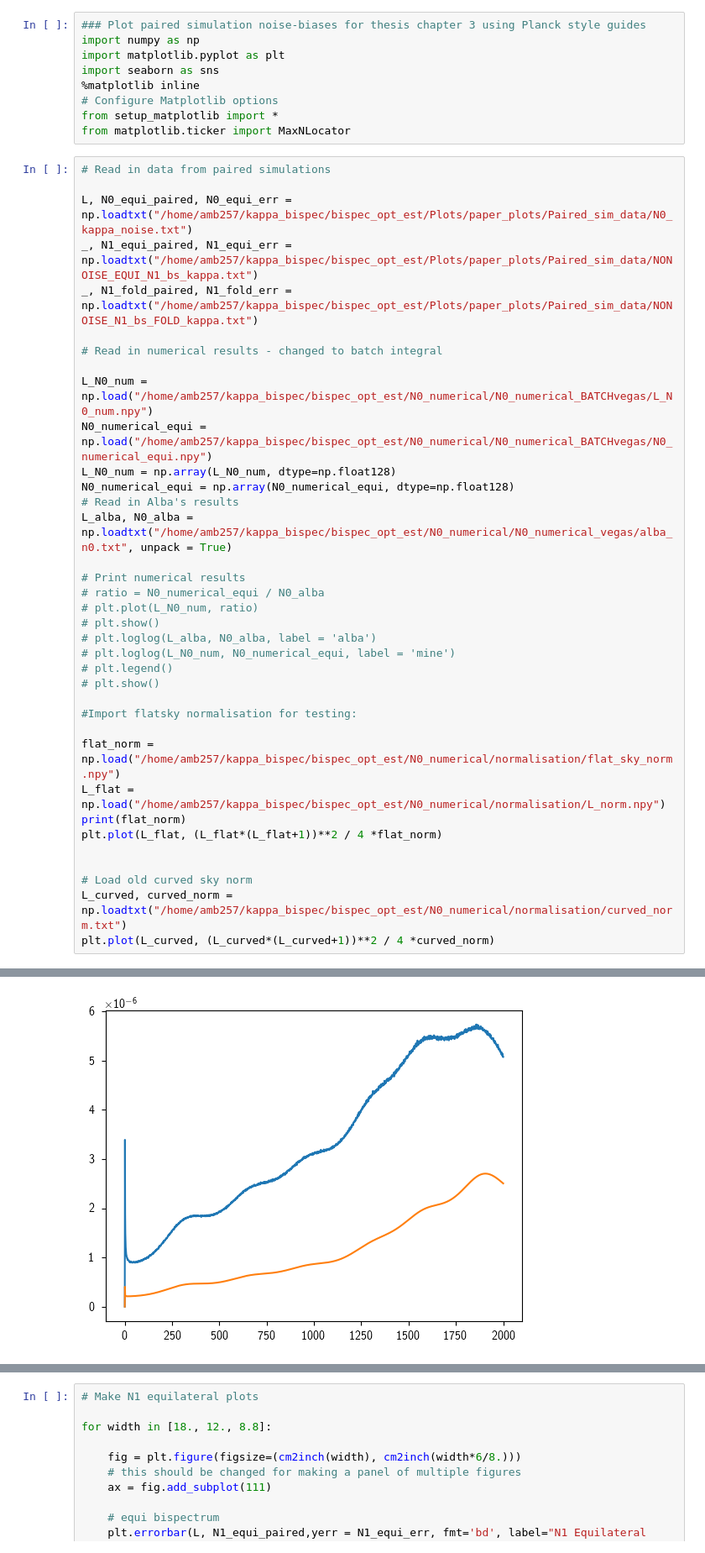
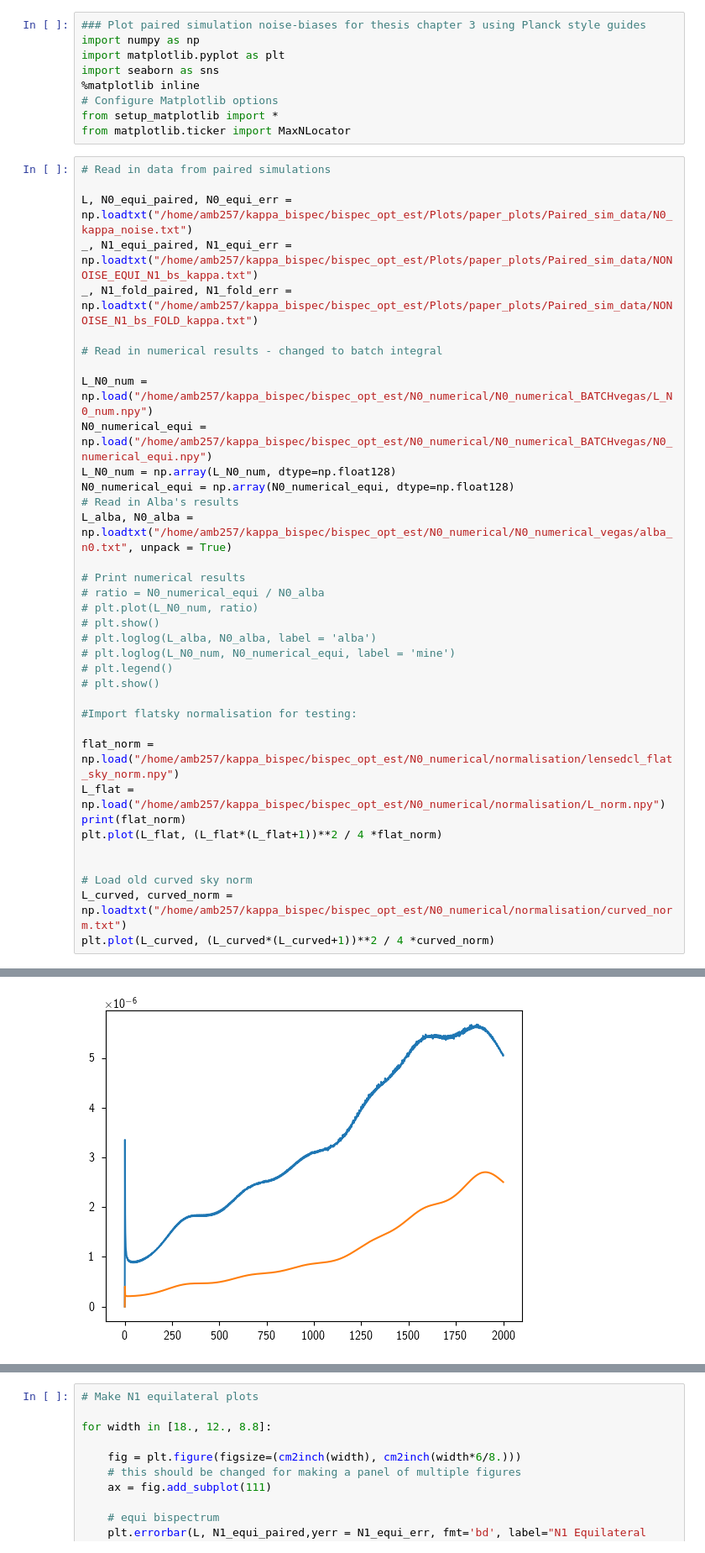
Before and after one commit to aleksandrbowkis/bispec_opt_est, a Jupyter notebook: Plots/paper_plots/Ch3_plots.ipynb, the cells around one changed output, grey strips where cells are left out. Shown at 84% size. Cells and saved outputs as stored; diff of their text form.

Commit message:
testing normalisation

```diff
--- a/Plots/paper_plots/Ch3_plots.ipynb
+++ b/Plots/paper_plots/Ch3_plots.ipynb
@@ -34,7 +34,7 @@ L_alba, N0_alba = np.loadtxt("/home/amb257/kappa_bispec/bispec_opt_est/N0_numeri
 
 #Import flatsky normalisation for testing:
 
-flat_norm = np.load("/home/amb257/kappa_bispec/bispec_opt_est/N0_numerical/normalisation/flat_sky_norm.npy")
+flat_norm = np.load("/home/amb257/kappa_bispec/bispec_opt_est/N0_numerical/normalisation/lensedcl_flat_sky_norm.npy")
 L_flat = np.load("/home/amb257/kappa_bispec/bispec_opt_est/N0_numerical/normalisation/L_norm.npy")
 print(flat_norm)
 plt.plot(L_flat, (L_flat*(L_flat+1))**2 / 4 *flat_norm)
@@ -49,5 +49,5 @@ plt.plot(L_curved, (L_curved*(L_curved+1))**2 / 4 *curved_norm)
 [<matplotlib.lines.Line2D at 0x...>]
-[figure, old version]
+[figure, new version]
 # %%
 # Make N0 plot
 
```
Also changed, not shown: parts of 2 cells of this notebook, 19 other files.
